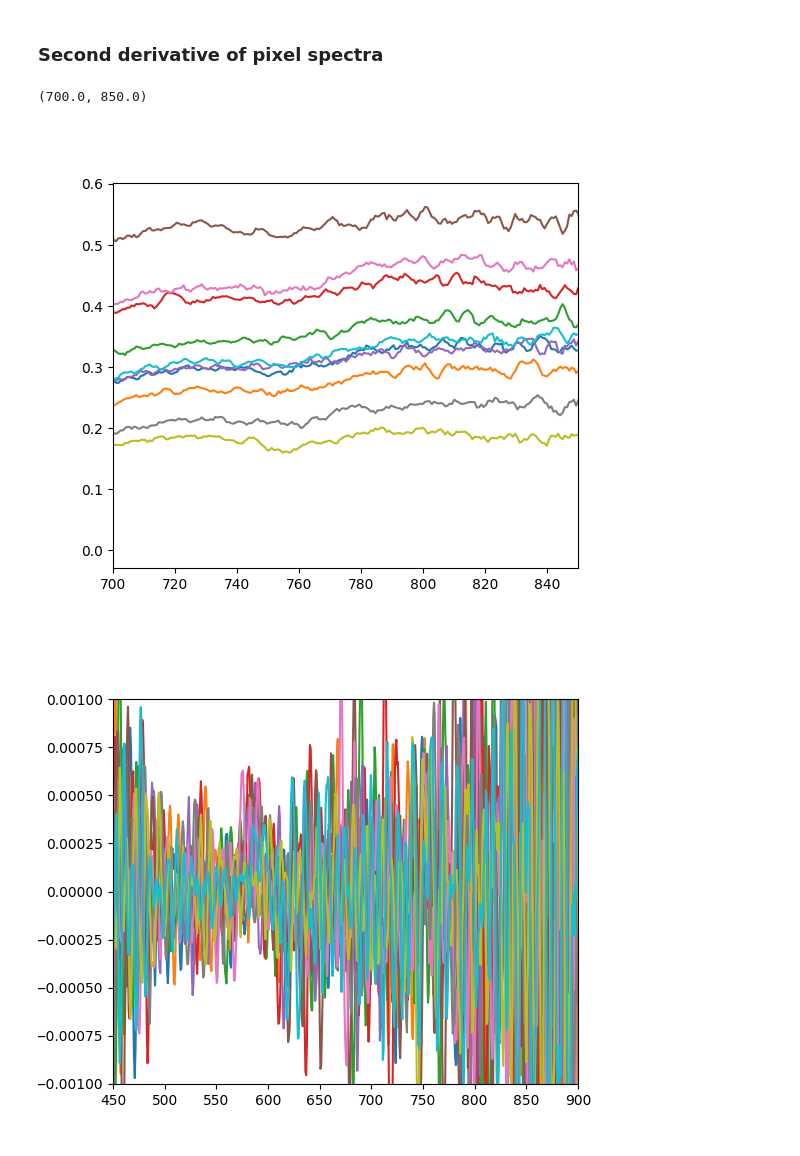
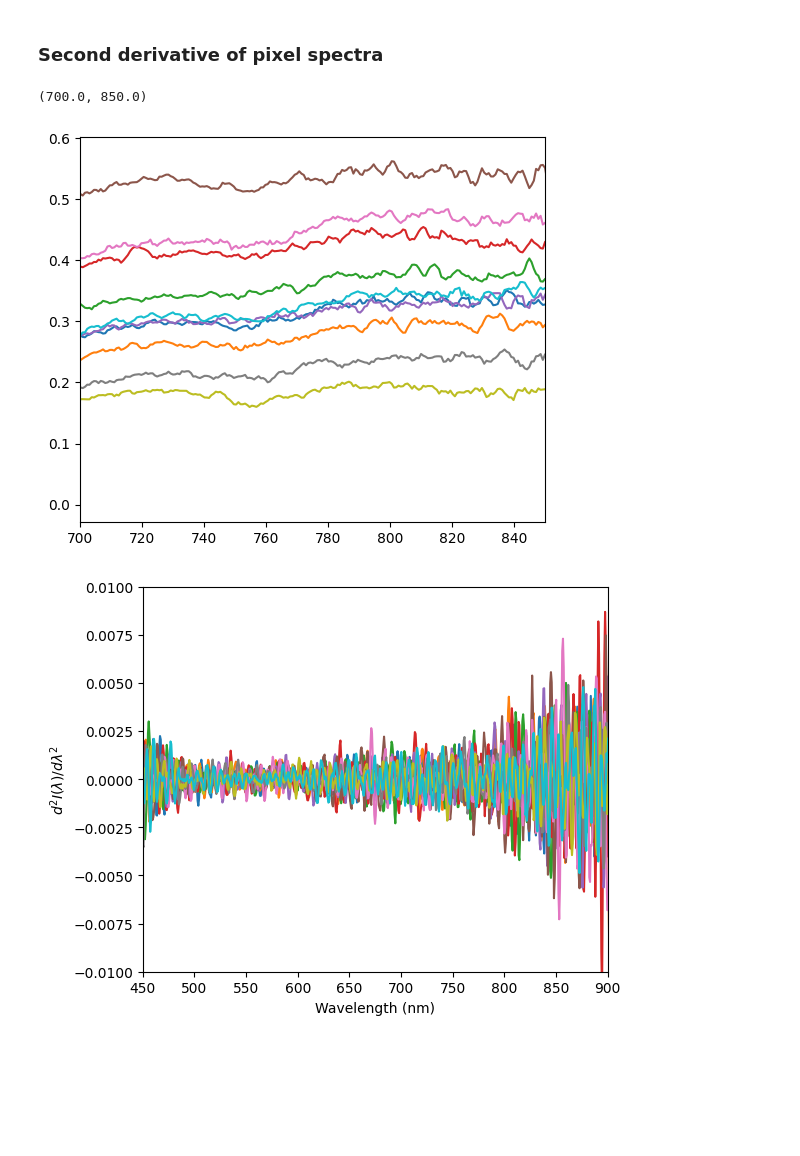
Before and after one commit to hartenbergerma/thesis, a Jupyter notebook: helicoid_tests/helicoid_data_overview.ipynb, the cells around one changed output. Saved outputs shown, nothing was run; the diff lists cells and outputs as text; code cells hidden in the pictures; blank space fills up the shorter version.

```diff
--- a/helicoid_tests/helicoid_data_overview.ipynb
+++ b/helicoid_tests/helicoid_data_overview.ipynb
@@ -382,27 +381,29 @@ def second_derivative(bands, extinction, window_length=10, polyorder=3):
 # %%
 img_calib = calibrate_img(img, white_ref, dark_ref)
 img_smooth = smooth_spectral(img_calib, window_size=5)
 band_centers = np.array(img.bands.centers)
 
 # generate touples of random pixels from the blood class
 np.random.seed(0)
 N = np.where(gt_map.asarray()[:,:,0] == 3)
 pixels = [(N[0][i], N[1][i]) for i in np.random.choice(len(N[0]), 10)]
 
 fig, ax = plt.subplots(figsize=(6,5))
 fig_deriv, ax_deriv = plt.subplots(figsize=(6,5))
 # plot the second derivative of the spectra
 for pixel in pixels:
     spectrum = np.array(img_smooth[pixel])
     d2y, new_bands = second_derivative(band_centers, spectrum)
     ax_deriv.plot(new_bands, d2y, label=f"pixel {pixel}")
     ax.plot(band_centers, spectrum, label=f"pixel {pixel}")
 
 ax_deriv.set_xlim([450,900])
-ax_deriv.set_ylim([-0.001,0.001])
+ax_deriv.set_ylim([-0.01,0.01])
+ax_deriv.set_xlabel('Wavelength (nm)')
+ax_deriv.set_ylabel('$d^2I(\lambda)/d\lambda^2$')
 
 ax.set_xlim([700,850])
 # %% [output]
 (700.0, 850.0)
-[figure, old version]
+[figure, new version]
-[figure, old version]
+[figure, new version]
```
Also changed, not shown: parts of 2 cells of this notebook, 4 other files.
